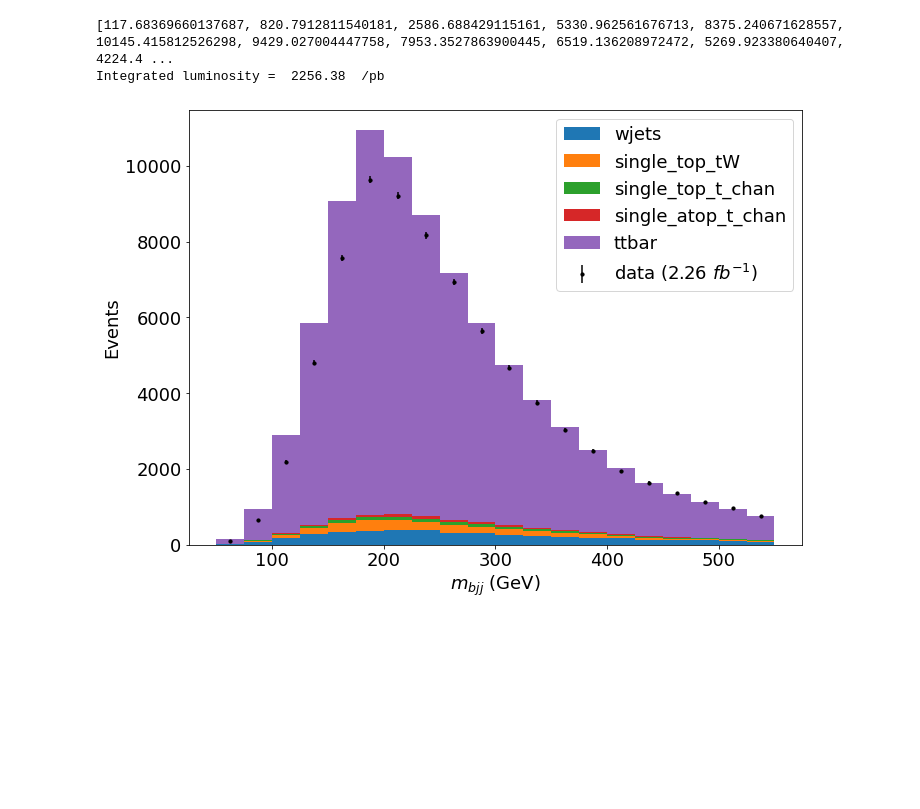
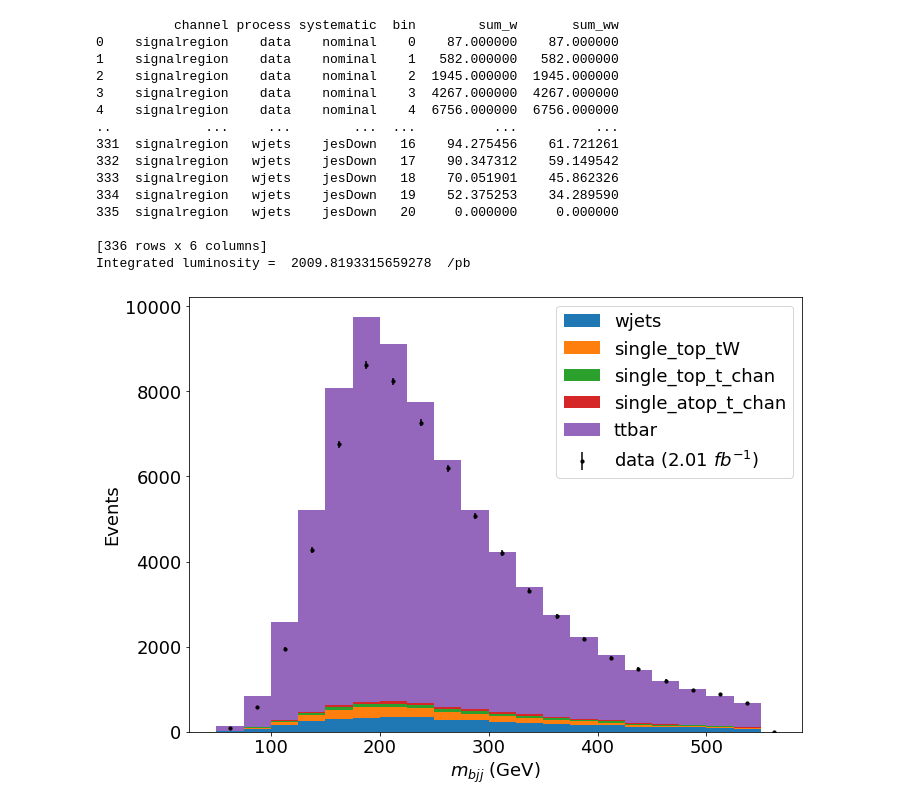
Before and after one commit to nucleosynthesis/LHCDataStatisticsICISE2024, a Jupyter notebook: ttbarAnalysis/exercise1solutions/FullAnalysis.ipynb, the cells around one changed output. Drawn from its saved outputs; the diff is of its cells as text; code cells hidden in the pictures; blank space fills up the shorter version.

```diff
--- a/ttbarAnalysis/exercise1solutions/FullAnalysis.ipynb
+++ b/ttbarAnalysis/exercise1solutions/FullAnalysis.ipynb
@@ -89,7 +114,7 @@ n_sim_samples = len(samples)-1
 # that get accessed so that we can modify the integrated luminosity if necessary
 
 print('data')
-counts = np.array([0. for i in range(len(obsbins)-1)])
+counts = {'nominal':np.array([0. for i in range(len(obsbins)-1)])}
 total_events = 0
 
 MAX_FILES = -1 # if a negative number, then we don't set a maximum on the number of files.
@@ -100,9 +125,9 @@ for j,p in enumerate(metadata['data']['nominal']['files']):
     if (MAX_FILES > 0 and j > MAX_FILES): continue
     print(j,p['path'])
 
-    event_counts = runAnalysis(p['path'])
+    event_counts = runAnalysis(p['path'],isMC=False)
     if len(event_counts):
-        counts += event_counts
+        counts['nominal'] += event_counts['nominal']
         total_events+=p['nevts']
 
     else : print("skipped file (XRootD error)")
@@ -112,7 +137,7 @@ intlumi = getLumi(total_events)
 print("Data total events accessed", total_events, " -> %g /pb"%intlumi )
 
 # convert to dataframe
-dfs = histogramToDataframe(counts,"signalregion",'data')
+dfs = histogramToDataframe(counts['nominal'],"signalregion",'data')
 
 # Now we run over the simulated samples. Again, we should keep track of the number of events
 # that get accessed so that we can calculate the right event_weight
@@ -122,7 +147,12 @@ for i,sample in enumerate(samples[1:]):
     print(sample)
 
     # make sure to zero out the counts for each sample
-    counts = np.array([0. for i in range(len(obsbins)-1)])
+    counts = {
+         'nominal':np.array([0. for i in range(len(obsbins)-1)])
+        ,'jesUp':np.array([0. for i in range(len(obsbins)-1)])
+        ,'jesDown':np.array([0. for i in range(len(obsbins)-1)])
+    }
+
     total_sim_events = 0
 
     for j,p in enumerate(metadata[sample]['nominal']['files']):
@@ -132,7 +162,9 @@ for i,sample in enumerate(samples[1:]):
         # for each file, we add the counts from these events
         event_counts = runAnalysis(p['path'])
         if len(event_counts):
-            counts += event_counts
+            counts['nominal'] += event_counts['nominal']
+            counts['jesUp']   += event_counts['jesUp']
+            counts['jesDown'] += event_counts['jesDown']
             total_sim_events+=p['nevts']
 
         else : print("skipped file (XRootD error)")
@@ -145,14 +177,18 @@ for i,sample in enumerate(samples[1:]):
           "Event weight = ", event_weight)
 
     # now that we have the counts, we convert to a dataframe
-    dfs_sample = histogramToDataframe(counts,"signalregion",sample)
+    dfs_sample_n = histogramToDataframe(counts['nominal'],"signalregion",sample)
+    dfs_sample_jesUp   = histogramToDataframe(counts['jesUp'],"signalregion",sample,sys='jesUp')
+    dfs_sample_jesDown = histogramToDataframe(counts['jesDown'],"signalregion",sample,sys='jesDown')
+
+    dfs_sample = pd.concat([dfs_sample_n,dfs_sample_jesUp,dfs_sample_jesDown],ignore_index=True)
 
     # apply weight to columns
     dfs_sample['sum_w']*=event_weight
     dfs_sample['sum_ww']*=event_weight*event_weight
 
     # add the new sample into our dataframe
-    dfs = pd.concat([dfs,dfs_sample],ignore_index=True)
+    dfs = pd.concat([dfs,dfs_sample,],ignore_index=True)
 # %% [output]
 data
 0 root://eospublic.cern.ch//eos/opendata/cms/derived-data/POET/23-Jul-22/Run2015D_SingleMuon_flat/07FC2CD2-106C-4419-9260-12B3E271C345_flat.root
@@ -191,36 +227,50 @@ Total events processed (wjets): 38597998 XSec =  61526.7 Filter efficiency =  0.
 <Figure size 432x288 with 0 Axes>
 # %%
+print(dfs)
 plt.rcParams.update({'font.size': 18})
 
 order_sim = samples[1:]
 order_sim.reverse() # plot stack in reverse
 
 # need to make list structures for this to work in stacked mode
 bin_centres = np.array(obsbins)+25./2
 bins_list = [obsbins for b in range(n_sim_samples)]
-samples_stack = [dfs[dfs['process']==s]['sum_w'].to_list() for s in order_sim]
+samples_stack = [dfs[ (dfs['process']==s) & (dfs['systematic']=='nominal')]['sum_w'].to_list() for s in order_sim]
 labels = order_sim
 
 plt.figure(figsize=(11,8))
 
 plt.hist(bins_list,bins=obsbins,weights=samples_stack,label=labels,stacked=True,density=False)
-plt.errorbar(bin_centres,dfs[dfs['process']=='data']['sum_w']
-             ,yerr=(dfs[dfs['process']=='data']['sum_ww'])**0.5
+plt.errorbar(bin_centres,dfs[ (dfs['process']=='data') & (dfs['systematic']=='nominal')]['sum_w']
+             ,yerr=(dfs[ (dfs['process']=='data') & (dfs['systematic']=='nominal')]['sum_ww'])**0.5
              ,label='data (%.2f $fb^{-1}$)'%(intlumi/1000)
              ,marker='o'
              ,markersize=3.2
              ,color='black'
              ,linestyle="none")
 plt.xlabel("$m_{bjj}$ (GeV)")
 plt.ylabel("Events")
 
 plt.legend()
 print("Integrated luminosity = ", intlumi," /pb")
 
 plt.savefig("mbjj_signalregion.png")
 # %% [output]
-[117.68369660137687, 820.7912811540181, 2586.688429115161, 5330.962561676713, 8375.240671628557, 10145.415812526298, 9429.027004447758, 7953.3527863900445, 6519.136208972472, 5269.923380640407, 4224.4 ...
-Integrated luminosity =  2256.38  /pb
+          channel process systematic  bin        sum_w       sum_ww
+0    signalregion    data    nominal    0    87.000000    87.000000
+1    signalregion    data    nominal    1   582.000000   582.000000
+2    signalregion    data    nominal    2  1945.000000  1945.000000
+3    signalregion    data    nominal    3  4267.000000  4267.000000
+4    signalregion    data    nominal    4  6756.000000  6756.000000
+..            ...     ...        ...  ...          ...          ...
+331  signalregion   wjets    jesDown   16    94.275456    61.721261
+332  signalregion   wjets    jesDown   17    90.347312    59.149542
+333  signalregion   wjets    jesDown   18    70.051901    45.862326
+334  signalregion   wjets    jesDown   19    52.375253    34.289590
+335  signalregion   wjets    jesDown   20     0.000000     0.000000
+
+[336 rows x 6 columns]
+Integrated luminosity =  2009.8193315659278  /pb
-[figure, old version]
+[figure, new version]
 # %%
 # sort the dataframe to avoid warnings later
```
Also changed, not shown: parts of 3 cells of this notebook, 11 other files.
